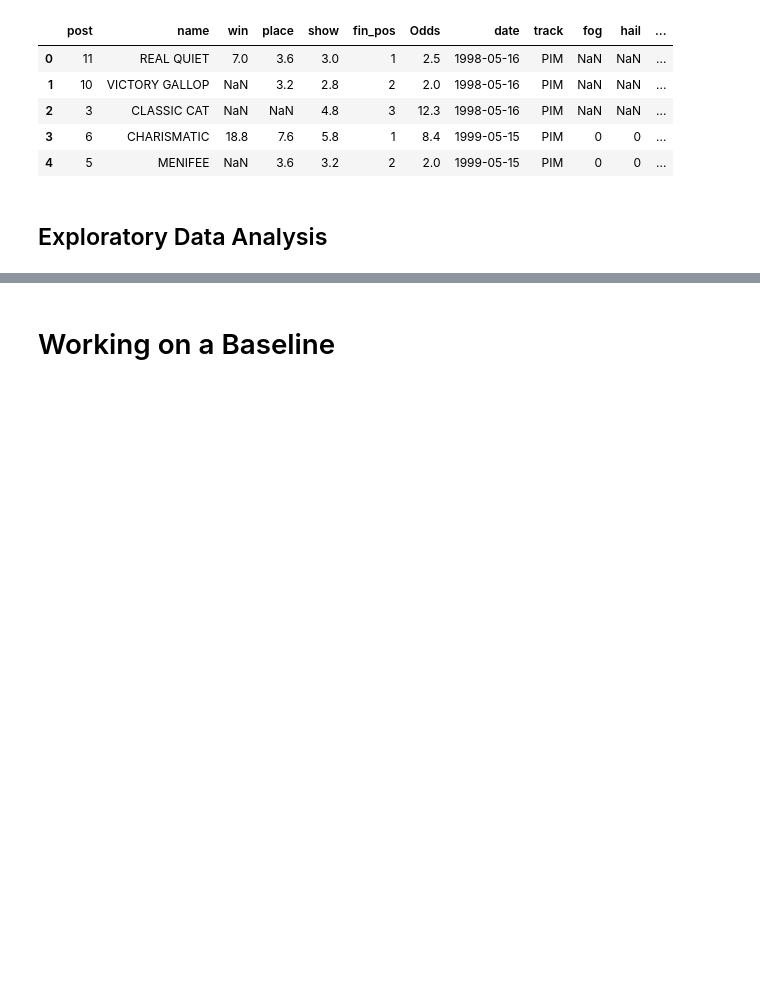
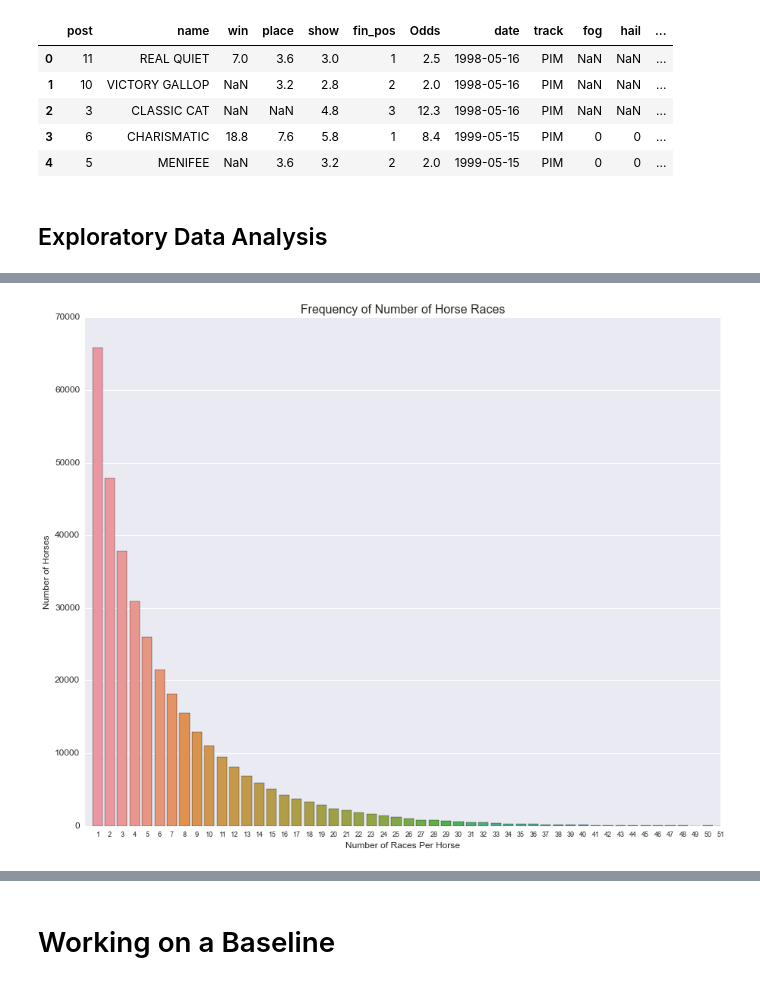
Before and after one commit to gebailey23/prettyponies, a Jupyter notebook: ProcessBook.ipynb, the cells around one changed output, grey strips where cells are left out. Cells and saved outputs as stored; diff of their text form; code cells hidden in the pictures; blank space fills up the shorter version.

```diff
--- a/ProcessBook.ipynb
+++ b/ProcessBook.ipynb
@@ -1055,0 +1055,17 @@ ax = sns.barplot(Counter(traindf.name[traindf.name == testdf.name.unique()]).key
+# %%
+from collections import Counter
+rc={'font.size': 12, 'axes.labelsize': 12, 'legend.fontsize': 12.0,
+    'axes.titlesize': 16, 'xtick.labelsize': 9, 'ytick.labelsize': 12}
+sns.set(rc=rc)
+
+x = Counter(traindf.name)
+# del x['NAN']
+y = Counter(x.values())
+y
+
+plt.figure(figsize=(15, 12));
+ax = sns.barplot(y.keys(), y.values());
+ax.set_xlabel("Number of Races Per Horse");
+ax.set(xlim = (-1, 50), ylabel = "Number of Horses", title = "Frequency of Number of Horse Races");
+# %% [output]
+[figure, added]
```
Also changed, not shown: parts of 5 cells of this notebook.
